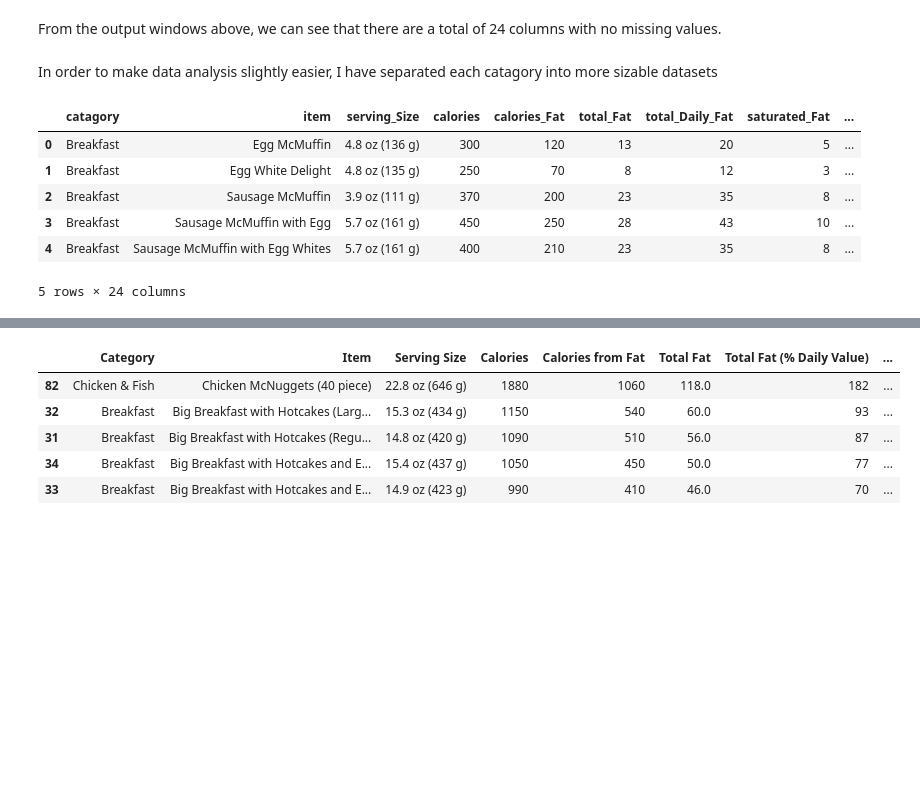
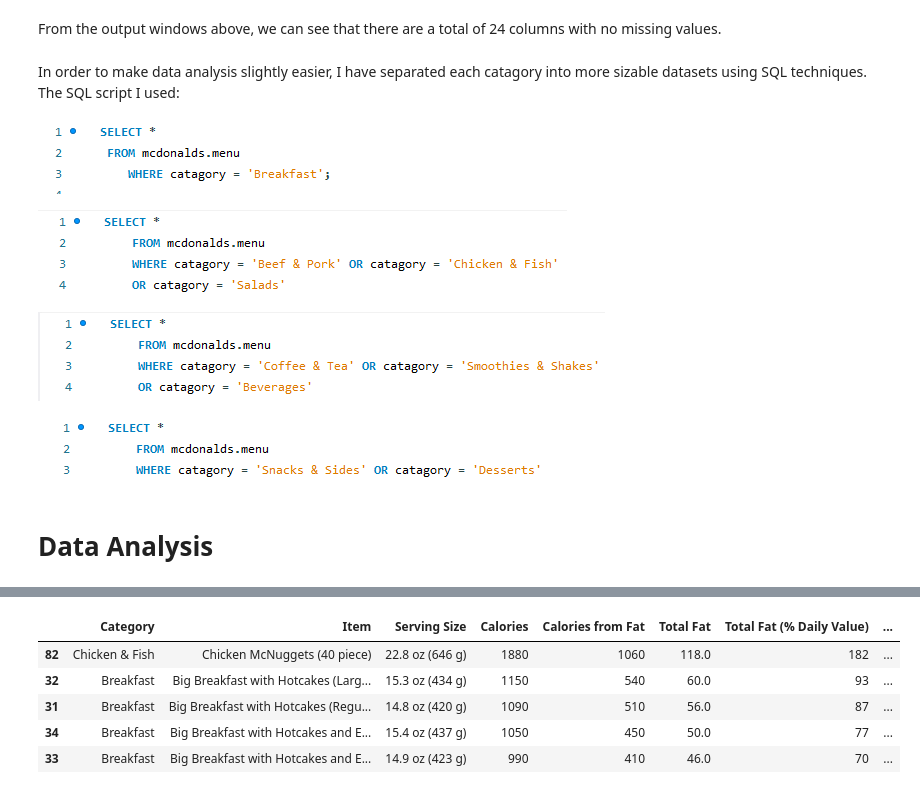
Before and after one commit to JosiahM42/mcdonalds-nuritional-analysis, a Jupyter notebook: McDonalds Nutritional facts/McDonald's Nutrition.ipynb, the cells around one changed output, grey strips where cells are left out. Drawn from its saved outputs; the diff is of its cells as text; code cells hidden in the pictures; blank space fills up the shorter version.

```diff
--- a/McDonalds Nutritional facts/McDonald's Nutrition.ipynb
+++ b/McDonalds Nutritional facts/McDonald's Nutrition.ipynb
@@ -68,25 +68,30 @@ menu_dataset.isnull()
 # %% [markdown]
 From the output windows above, we can see that there are a total of 24 columns with no missing values.
 # %% [markdown]
-In order to make data analysis slightly easier, I have separated each catagory into more sizable datasets
+In order to make data analysis slightly easier, I have separated each catagory into more sizable datasets using SQL techniques. The SQL script I used:
+# %%
+from IPython.display import Image
+from IPython.display import display
+breakfast = Image(filename='D:\\Jupyter Notebook\\DS projects\\mcdonalds-data-science\\McDonalds Nutritional facts\\SQL Images\\Breakfast.jpg')
+mains = Image(filename='D:\\Jupyter Notebook\\DS projects\\mcdonalds-data-science\\McDonalds Nutritional facts\\SQL Images\\mains.jpg')
+drinks = Image(filename='D:\\Jupyter Notebook\\DS projects\\mcdonalds-data-science\\McDonalds Nutritional facts\\SQL Images\\Drinks.jpg')
+sides = Image(filename='D:\\Jupyter Notebook\\DS projects\\mcdonalds-data-science\\McDonalds Nutritional facts\\SQL Images\\Sides.jpg')
+display(breakfast, mains, drinks, sides)
+# %% [output]
+[figure, added]
+[figure, added]
+[figure, added]
+[figure, added]
 # %%
 breakfast_menu = pd.read_csv('breakfast.csv')
 
-protein_menu = pd.read_csv('mains_menu.csv')
+main_menu = pd.read_csv('mains_menu.csv')
 
 beverage_menu = pd.read_csv('drinks_menu.csv')
 
 extras_menu = pd.read_csv('extras_menu.csv')
-
-breakfast_menu.head()
-# %% [output]
-|  | catagory | item | serving_Size | calories | calories_Fat | total_Fat | total_Daily_Fat | saturated_Fat | ... |
-| 0 | Breakfast | Egg McMuffin | 4.8 oz (136 g) | 300 | 120 | 13 | 20 | 5 | ... |
-| 1 | Breakfast | Egg White Delight | 4.8 oz (135 g) | 250 | 70 | 8 | 12 | 3 | ... |
-| 2 | Breakfast | Sausage McMuffin | 3.9 oz (111 g) | 370 | 200 | 23 | 35 | 8 | ... |
-| 3 | Breakfast | Sausage McMuffin with Egg | 5.7 oz (161 g) | 450 | 250 | 28 | 43 | 10 | ... |
-| 4 | Breakfast | Sausage McMuffin with Egg Whites | 5.7 oz (161 g) | 400 | 210 | 23 | 35 | 8 | ... |
-5 rows × 24 columns
+# %% [markdown]
+# Data Analysis
 # %%
 # Creates a strip plot graph that shows the highest number of calories in the catgory column
 catagory_plot = sns.stripplot(x='Category', y='Calories', data=menu_dataset, size=5)
```
Also changed, not shown: parts of 36 cells of this notebook, 7 other files.
